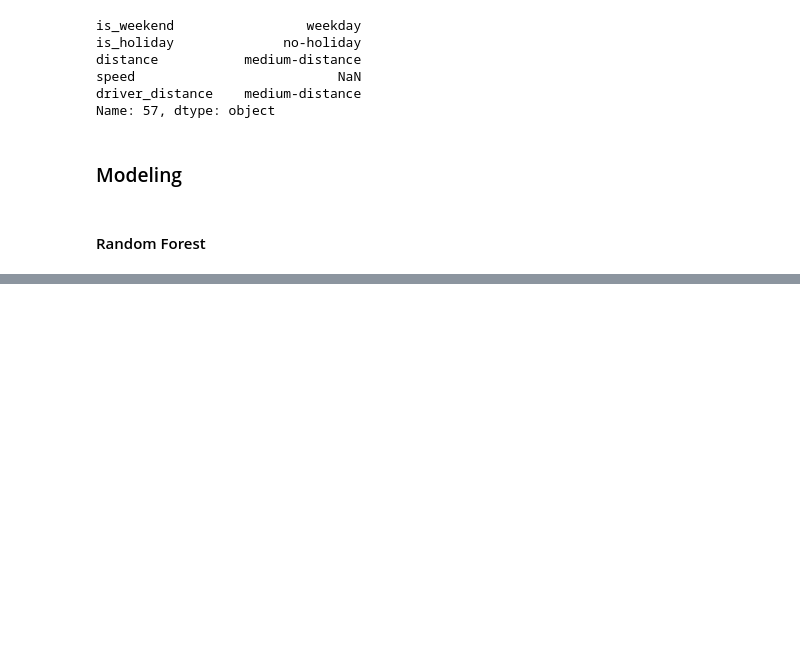
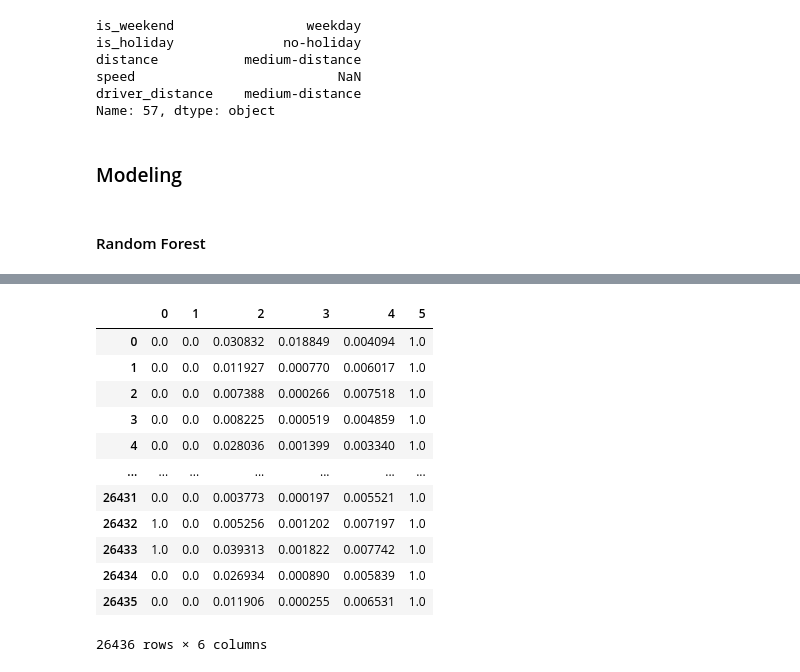
Before and after one commit to yonamg/Causal_Inference_Model, a Jupyter notebook: notebook/Causality.ipynb, the cells around one changed output, grey strips where cells are left out. Cells and saved outputs as stored; diff of their text form; code cells hidden in the pictures; blank space fills up the shorter version.

```diff
--- a/notebook/Causality.ipynb
+++ b/notebook/Causality.ipynb
@@ -493,0 +508,21 @@ print(f"The prediction is '{predictions.loc[57, 'is_fulfilled_prediction']}'")
+# %%
+norm_df = preprocessed_trip_df_with_drivers.copy()
+x = norm_df.values #returns a numpy array
+min_max_scaler = preprocessing.MinMaxScaler()
+x_scaled = min_max_scaler.fit_transform(x)
+df = pd.DataFrame(x_scaled)
+df
+# %% [output]
+|  | 0 | 1 | 2 | 3 | 4 | 5 |
+| 0 | 0.0 | 0.0 | 0.030832 | 0.018849 | 0.004094 | 1.0 |
+| 1 | 0.0 | 0.0 | 0.011927 | 0.000770 | 0.006017 | 1.0 |
+| 2 | 0.0 | 0.0 | 0.007388 | 0.000266 | 0.007518 | 1.0 |
+| 3 | 0.0 | 0.0 | 0.008225 | 0.000519 | 0.004859 | 1.0 |
+| 4 | 0.0 | 0.0 | 0.028036 | 0.001399 | 0.003340 | 1.0 |
+| ... | ... | ... | ... | ... | ... | ... |
+| 26431 | 0.0 | 0.0 | 0.003773 | 0.000197 | 0.005521 | 1.0 |
+| 26432 | 1.0 | 0.0 | 0.005256 | 0.001202 | 0.007197 | 1.0 |
+| 26433 | 1.0 | 0.0 | 0.039313 | 0.001822 | 0.007742 | 1.0 |
+| 26434 | 0.0 | 0.0 | 0.026934 | 0.000890 | 0.005839 | 1.0 |
+| 26435 | 0.0 | 0.0 | 0.011906 | 0.000255 | 0.006531 | 1.0 |
+26436 rows × 6 columns
```
Also changed, not shown: parts of 2 cells of this notebook.
